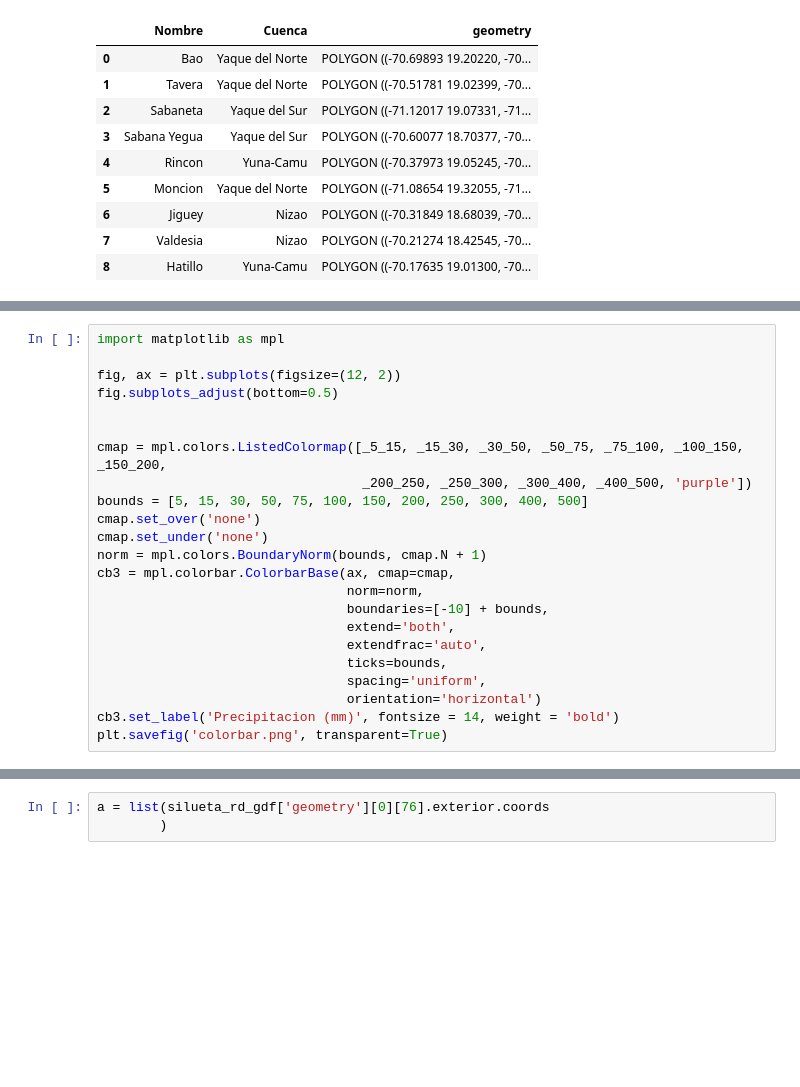
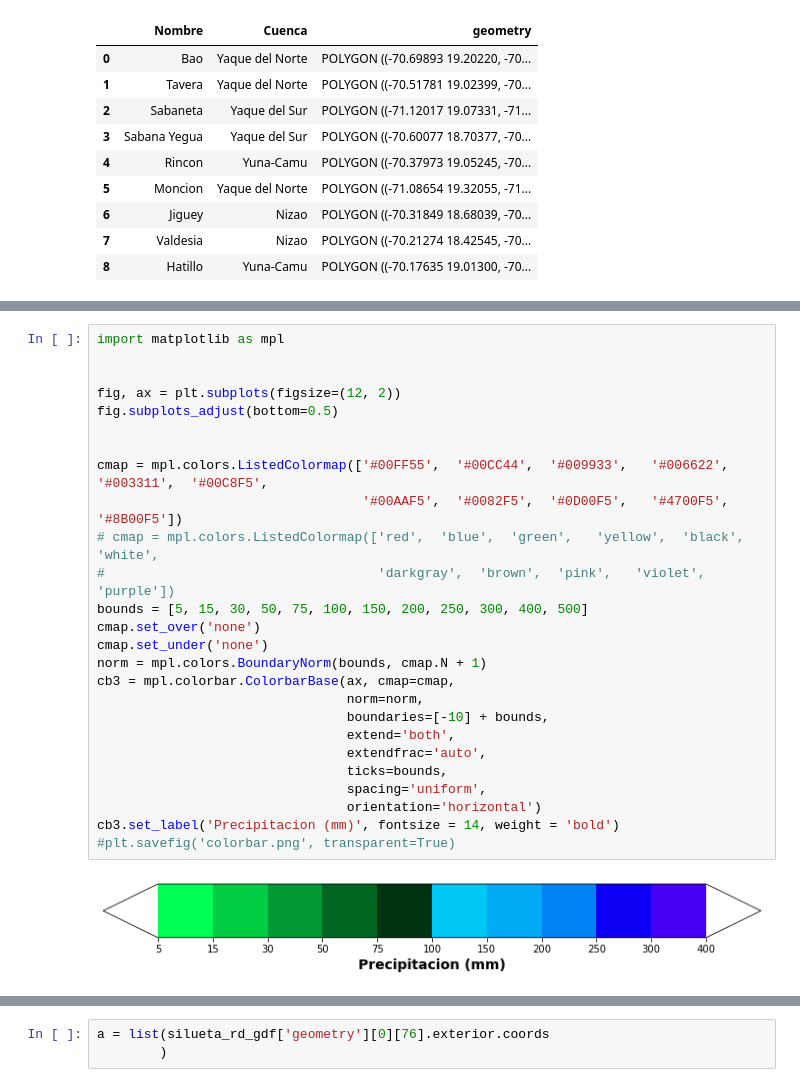
Before and after one commit to jmedinah09/UnidataProjects, a Jupyter notebook: tropical_cyclone_plot_project/RD_Shapes_.ipynb, the cells around one changed output, grey strips where cells are left out. Cells and saved outputs as stored; diff of their text form; blank space fills up the shorter version.

```diff
--- a/tropical_cyclone_plot_project/RD_Shapes_.ipynb
+++ b/tropical_cyclone_plot_project/RD_Shapes_.ipynb
@@ -252,26 +345,31 @@ ValueError: ('Lengths must match to compare', (1,), (2,))
 # %%
 import matplotlib as mpl
+
 
 fig, ax = plt.subplots(figsize=(12, 2))
 fig.subplots_adjust(bottom=0.5)
 
 
-cmap = mpl.colors.ListedColormap([_5_15, _15_30, _30_50, _50_75, _75_100, _100_150, _150_200,
-                                  _200_250, _250_300, _300_400, _400_500, 'purple'])
+cmap = mpl.colors.ListedColormap(['#00FF55',  '#00CC44',  '#009933',   '#006622',  '#003311',  '#00C8F5',
+                                  '#00AAF5',  '#0082F5',  '#0D00F5',   '#4700F5',  '#8B00F5'])
+# cmap = mpl.colors.ListedColormap(['red',  'blue',  'green',   'yellow',  'black',  'white',
+#                                   'darkgray',  'brown',  'pink',   'violet',  'purple'])
 bounds = [5, 15, 30, 50, 75, 100, 150, 200, 250, 300, 400, 500]
 cmap.set_over('none')
 cmap.set_under('none')
 norm = mpl.colors.BoundaryNorm(bounds, cmap.N + 1)
 cb3 = mpl.colorbar.ColorbarBase(ax, cmap=cmap,
                                 norm=norm,
                                 boundaries=[-10] + bounds,
                                 extend='both',
                                 extendfrac='auto',
                                 ticks=bounds,
                                 spacing='uniform',
                                 orientation='horizontal')
 cb3.set_label('Precipitacion (mm)', fontsize = 14, weight = 'bold')
-plt.savefig('colorbar.png', transparent=True)
+#plt.savefig('colorbar.png', transparent=True)
+# %% [output]
+[figure, added]
 # %%
 fig = plt.figure(figsize=(10, 6))
 ax  = plt.subplot(1, 1, 1, projection = map_crs)
```
Also changed, not shown: parts of 11 cells of this notebook, 2 other files.
